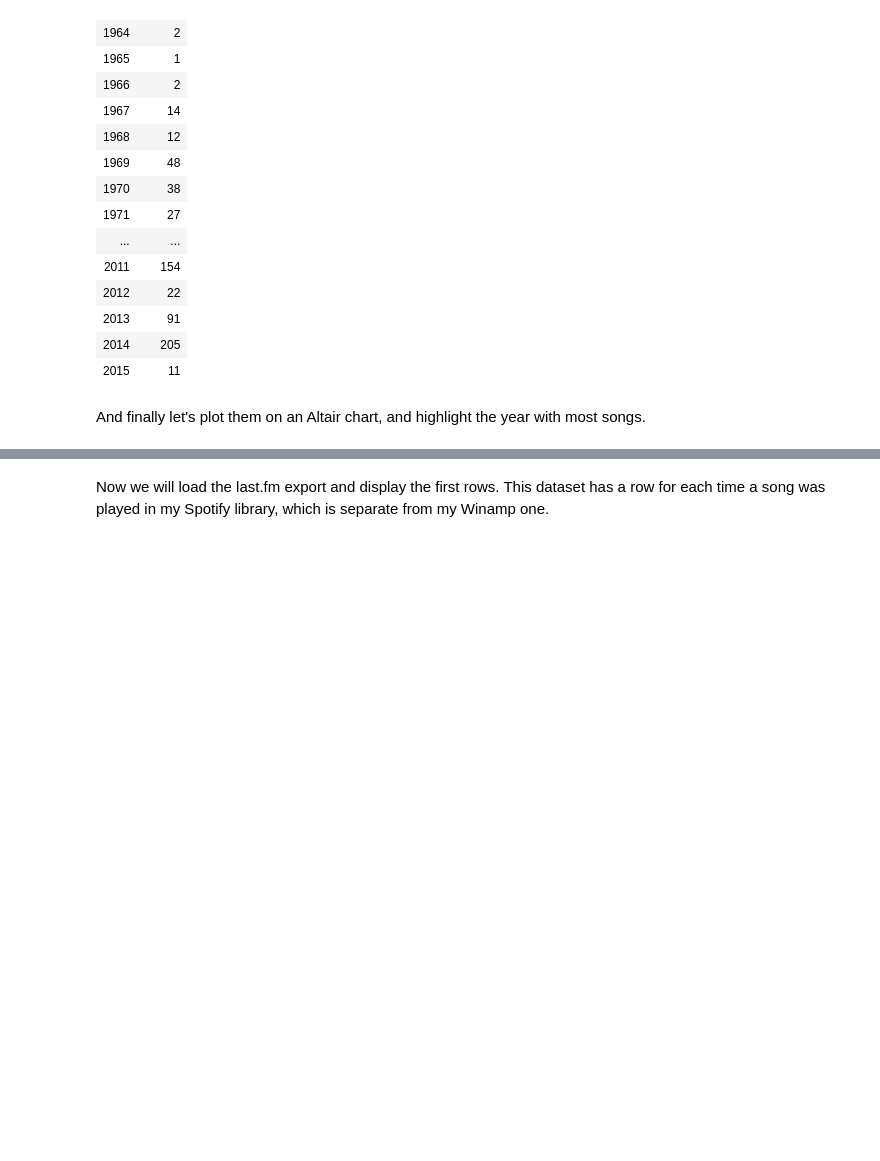
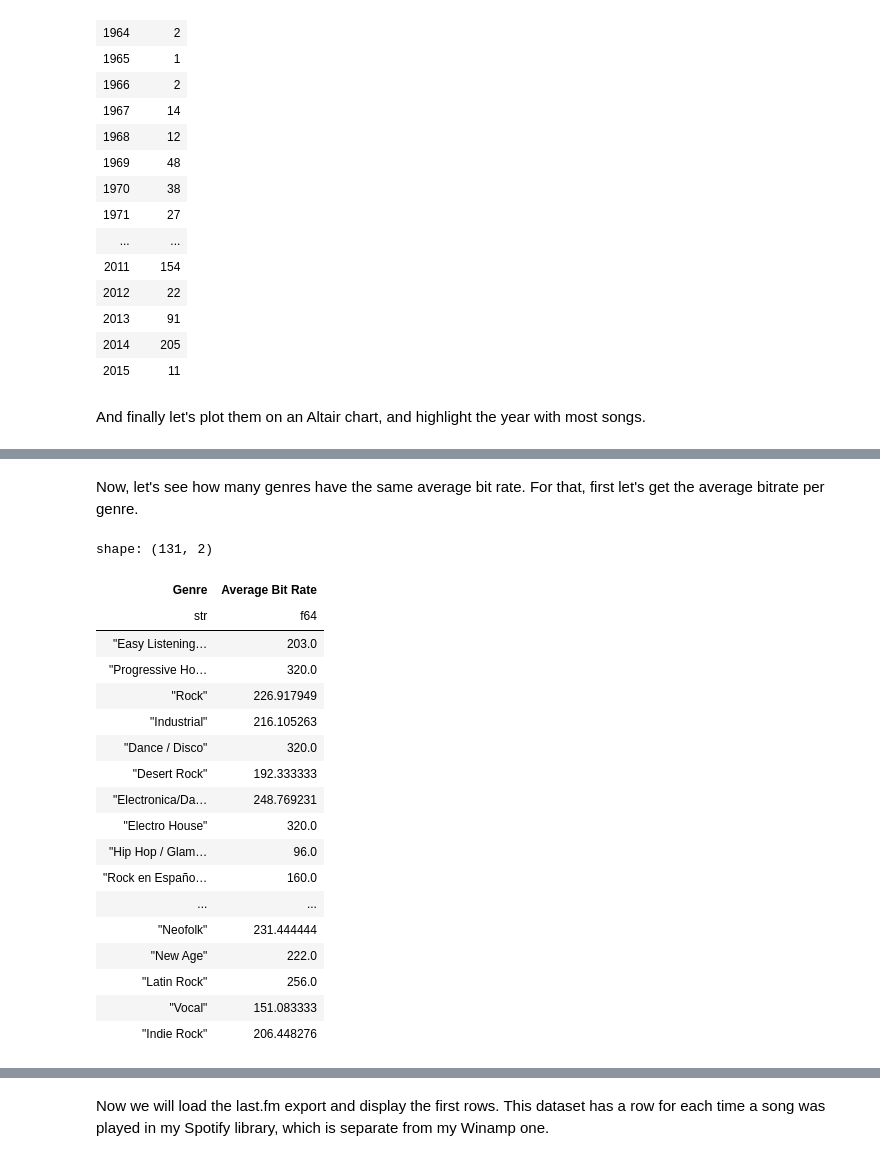
Before and after one commit to Underdoge/music-ds, a Jupyter notebook: Jupyter_Workbook.ipynb, the cells around one changed output, grey strips where cells are left out. Saved outputs shown, nothing was run; the diff lists cells and outputs as text; code cells hidden in the pictures; blank space fills up the shorter version.

```diff
--- a/Jupyter_Workbook.ipynb
+++ b/Jupyter_Workbook.ipynb
@@ -429,0 +497,27 @@ alt.Chart(songs_per_year, title="Song Count per Year").mark_bar().encode(
+# %% [markdown]
+Now, let's see how many genres have the same average bit rate. For that, first let's get the average bitrate per genre.
+# %%
+avg_bitrate_per_genre = songs_df.group_by('Genre').agg(
+    (pl.mean('Bit Rate').alias('Average Bit Rate'))
+)
+avg_bitrate_per_genre
+# %% [output]
+shape: (131, 2)
+| Genre | Average Bit Rate |
+| str | f64 |
+| "Easy Listening… | 203.0 |
+| "Progressive Ho… | 320.0 |
+| "Rock" | 226.917949 |
+| "Industrial" | 216.105263 |
+| "Dance / Disco" | 320.0 |
+| "Desert Rock" | 192.333333 |
+| "Electronica/Da… | 248.769231 |
+| "Electro House" | 320.0 |
+| "Hip Hop / Glam… | 96.0 |
+| "Rock en Españo… | 160.0 |
+| ... | ... |
+| "Neofolk" | 231.444444 |
+| "New Age" | 222.0 |
+| "Latin Rock" | 256.0 |
+| "Vocal" | 151.083333 |
+| "Indie Rock" | 206.448276 |
```
Also changed, not shown: parts of 30 cells of this notebook, 12 other files.
